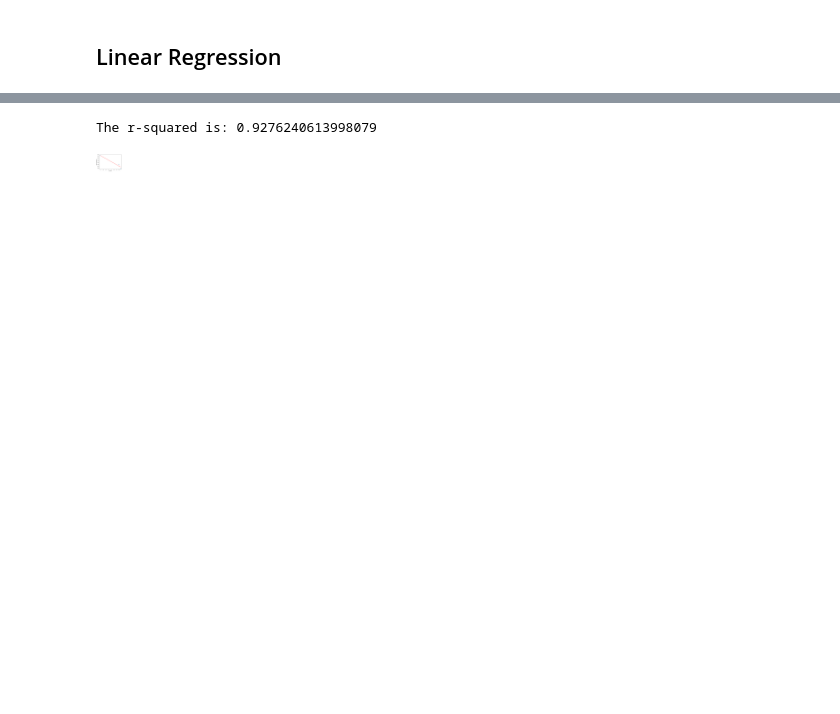
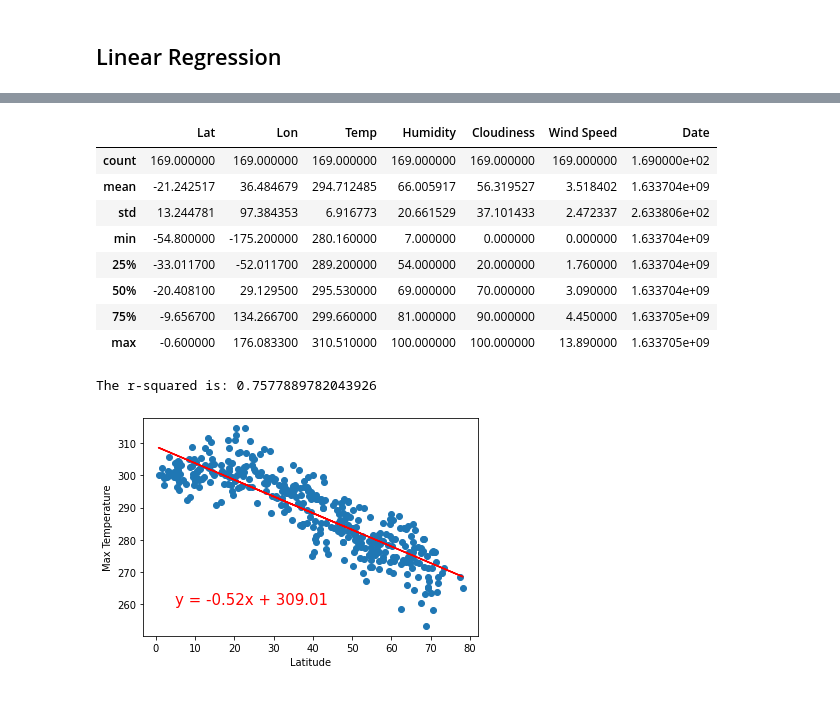
Before and after one commit to jhurley684/06-Python-APIs, a Jupyter notebook: starter_code/WeatherPy_Assignment.ipynb, the cells around one changed output, grey strips where cells are left out. Cells and saved outputs as stored; diff of their text form; code cells hidden in the pictures.

Commit message:
Everything but plot and regression analysis descriptions

```diff
--- a/starter_code/WeatherPy_Assignment.ipynb
+++ b/starter_code/WeatherPy_Assignment.ipynb
@@ -61,14 +61,14 @@ query = f"{url}appid={weather_api_key}&q="
 weather_dict = []
 
 # # Loop through the list of cities and perform a request for data on each
-for city in cities[0:10]:
+for city in cities[0:5]:
 
     #   Get weather data
     response = requests.get(query + city).json()
     time.sleep(1)
 
     try:
-        # Store weather factors
+        # Get weather responses
         name = (response['name'])
         id = (response['id'])
         lat = (response['coord']['lat'])
@@ -81,6 +81,7 @@ for city in cities[0:10]:
         dt = (response['dt'])
         print(f'City Name: {city}, ID: {id}' )
 
+        # Append responses to dictionary keys
         weather_dict.append({
         'City': name,
         'Lat' : lat,
@@ -98,4 +99,15 @@ for city in cities[0:10]:
     except:
         print(f"Key Error Ignore")
         pass
+
+weather_dict
+
+# Write data to csv file
+import csv
+fields = ['City', 'Lat', 'Lon', 'Temp', 'Humidity', 'Cloudiness', 'Wind Speed', 'Country', 'Date']
+filename = "weather_data.csv"
+with open(filename, 'w') as csvfile:
+    writer = csv.DictWriter(csvfile, fieldnames = fields)
+    writer.writeheader()
+    writer.writerows(weather_dict)
 # %% [output]
@@ -216,21 +233,34 @@ north_cities = weather_data[weather_data['Hemisphere'] == 'North']
+# %%
+# NOT PART OF ASSIGNMENT - Get a look at Southern Hemisphere data
+south_cities.describe()
+# %% [output]
+|  | Lat | Lon | Temp | Humidity | Cloudiness | Wind Speed | Date |
+| count | 169.000000 | 169.000000 | 169.000000 | 169.000000 | 169.000000 | 169.000000 | 1.690000e+02 |
+| mean | -21.242517 | 36.484679 | 294.712485 | 66.005917 | 56.319527 | 3.518402 | 1.633704e+09 |
+| std | 13.244781 | 97.384353 | 6.916773 | 20.661529 | 37.101433 | 2.472337 | 2.633806e+02 |
+| min | -54.800000 | -175.200000 | 280.160000 | 7.000000 | 0.000000 | 0.000000 | 1.633704e+09 |
+| 25% | -33.011700 | -52.011700 | 289.200000 | 54.000000 | 20.000000 | 1.760000 | 1.633704e+09 |
+| 50% | -20.408100 | 29.129500 | 295.530000 | 69.000000 | 70.000000 | 3.090000 | 1.633704e+09 |
+| 75% | -9.656700 | 134.266700 | 299.660000 | 81.000000 | 90.000000 | 4.450000 | 1.633705e+09 |
+| max | -0.600000 | 176.083300 | 310.510000 | 100.000000 | 100.000000 | 13.890000 | 1.633705e+09 |
 # %%
 # Northern Hemisphere - Max Temp vs. Latitude Linear Regression  *****EMPTY*****
 
 x_values = north_cities['Lat']
 y_values = north_cities['Temp']
 (slope, intercept, rvalue, pvalue, stderr) = linregress(x_values, y_values)
 regress_values = x_values * slope + intercept
 line_eq = "y = " + str(round(slope,2)) + "x + " + str(round(intercept,2))
 plt.scatter(x_values,y_values)
 plt.plot(x_values,regress_values,"r-")
-plt.annotate(line_eq,(6,10),fontsize=15,color="red")
+plt.annotate(line_eq,(5,260),fontsize=15,color="red")
 plt.xlabel('Latitude')
 plt.ylabel('Max Temperature')
 print(f"The r-squared is: {rvalue**2}")
 plt.show()
 # %% [output]
-The r-squared is: 0.9276240613998079
+The r-squared is: 0.7577889782043926
-[figure, old version]
+[figure, new version]
 # %%
 # Southern Hemisphere - Max Temp vs. Latitude Linear Regression
 
```
Also changed, not shown: parts of 19 cells of this notebook, 5 other files.
